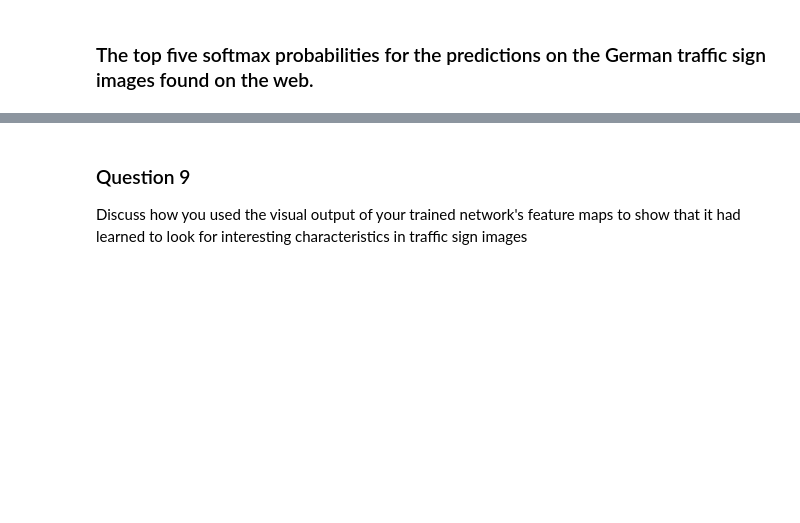
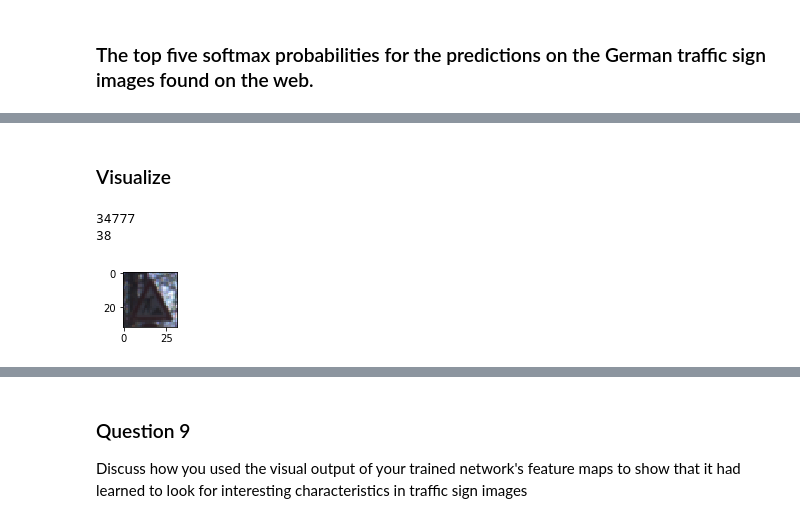
Before and after one commit to Adal-Glez/traffic_classifier, a Jupyter notebook: Traffic_Sign_Classifier.ipynb, the cells around one changed output, grey strips where cells are left out. Drawn from its saved outputs; the diff is of its cells as text; code cells hidden in the pictures; blank space fills up the shorter version.

```diff
--- a/Traffic_Sign_Classifier.ipynb
+++ b/Traffic_Sign_Classifier.ipynb
@@ -252,7 +240,7 @@ based on LeNet-5 architecture [LeNet-5](http://yann.lecun.com/exdb/lenet/) neura
 # %%
 import tensorflow as tf
 
-EPOCHS = 30
+EPOCHS = 100
 BATCH_SIZE = 128
 dropout = 0.75
 C= 1
@@ -596,3 +542,5 @@ def outputFeatureMap(image_input, tf_activation, activation_min=-1, activation_m
             plt.imshow(activation[0,:,:, featuremap], interpolation="nearest", vmin=activation_min, cmap="gray")
         else:
             plt.imshow(activation[0,:,:, featuremap], interpolation="nearest", cmap="gray")
+# %% [markdown]
+### Visualize
@@ -598,0 +552,11 @@ def outputFeatureMap(image_input, tf_activation, activation_min=-1, activation_m
+# %%
+index_1 = random.randint(0, len(X_train_ini))
+print(index_1)
+image = X_train_ini[index_1].squeeze()
+plt.figure(figsize=(1,1))
+plt.imshow(image)
+print(y_train[index_1])
+# %% [output]
+34777
+38
+[figure, added]
```
Also changed, not shown: parts of 29 cells of this notebook.
